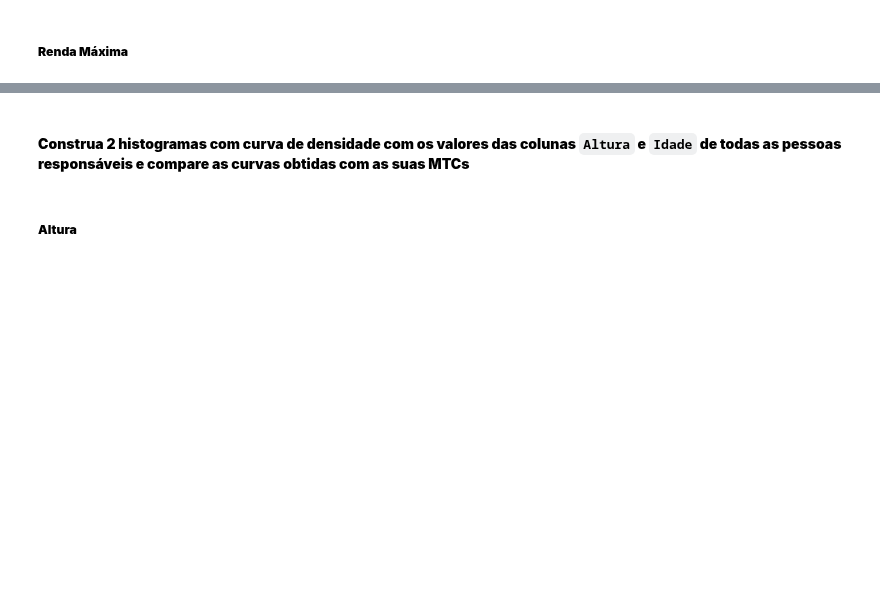
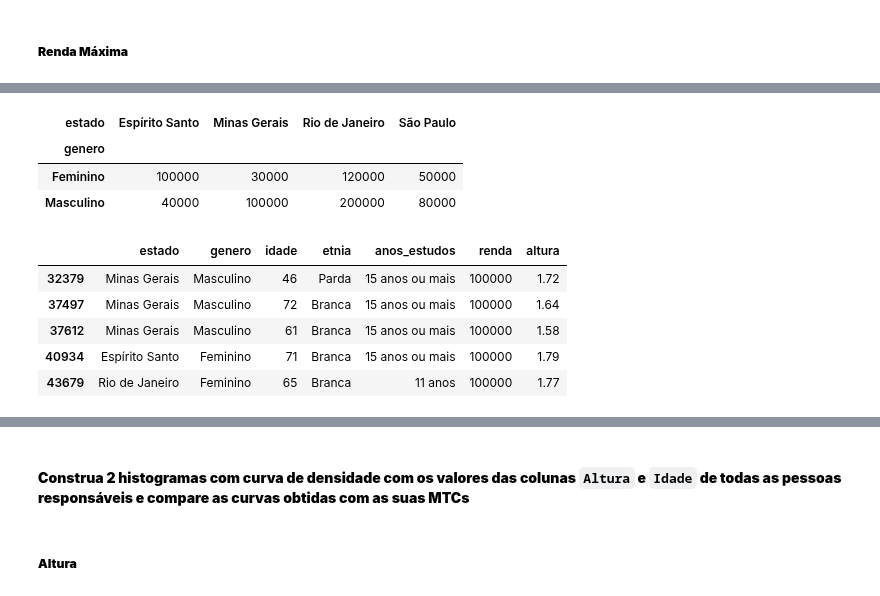
Before and after one commit to JhonCostaDev/oracle_one_alura, a Jupyter notebook: estatistica_ML/desafios/reload_desafios.ipynb, the cells around one changed output, grey strips where cells are left out. Drawn from its saved outputs; the diff is of its cells as text; code cells hidden in the pictures; blank space fills up the shorter version.

```diff
--- a/estatistica_ML/desafios/reload_desafios.ipynb
+++ b/estatistica_ML/desafios/reload_desafios.ipynb
@@ -537,0 +629,21 @@ Escreva suas conclusões aqui...
+# %%
+pd.crosstab(
+    regiao_sudeste.genero,
+    regiao_sudeste.estado,
+    values=regiao_sudeste.renda,
+    aggfunc='max'
+    )
+# %% [output]
+| estado | Espírito Santo | Minas Gerais | Rio de Janeiro | São Paulo |
+| genero |  |  |  |  |
+| Feminino | 100000 | 30000 | 120000 | 50000 |
+| Masculino | 40000 | 100000 | 200000 | 80000 |
+# %%
+regiao_sudeste.query('renda == 100000')
+# %% [output]
+|  | estado | genero | idade | etnia | anos_estudos | renda | altura |
+| 32379 | Minas Gerais | Masculino | 46 | Parda | 15 anos ou mais | 100000 | 1.72 |
+| 37497 | Minas Gerais | Masculino | 72 | Branca | 15 anos ou mais | 100000 | 1.64 |
+| 37612 | Minas Gerais | Masculino | 61 | Branca | 15 anos ou mais | 100000 | 1.58 |
+| 40934 | Espírito Santo | Feminino | 71 | Branca | 15 anos ou mais | 100000 | 1.79 |
+| 43679 | Rio de Janeiro | Feminino | 65 | Branca | 11 anos | 100000 | 1.77 |
```
Also changed, not shown: parts of 18 cells of this notebook.
